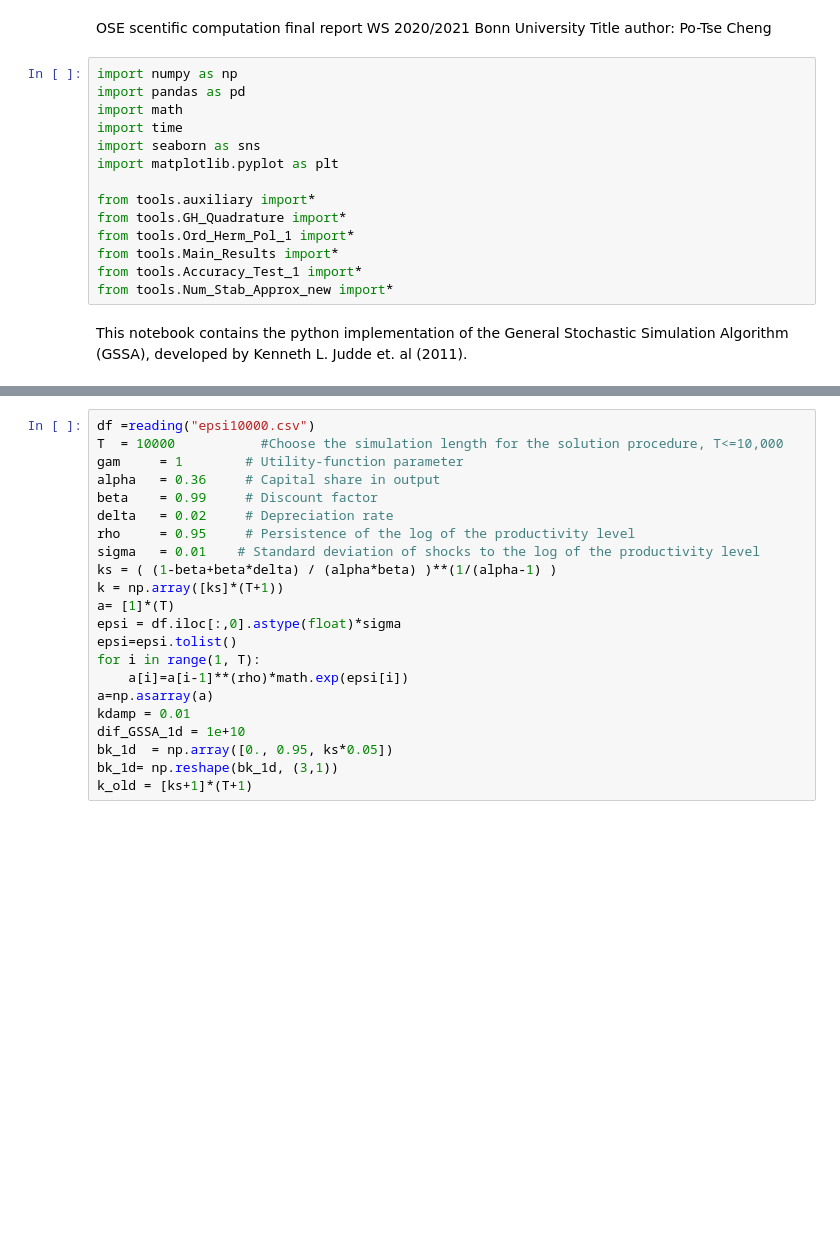
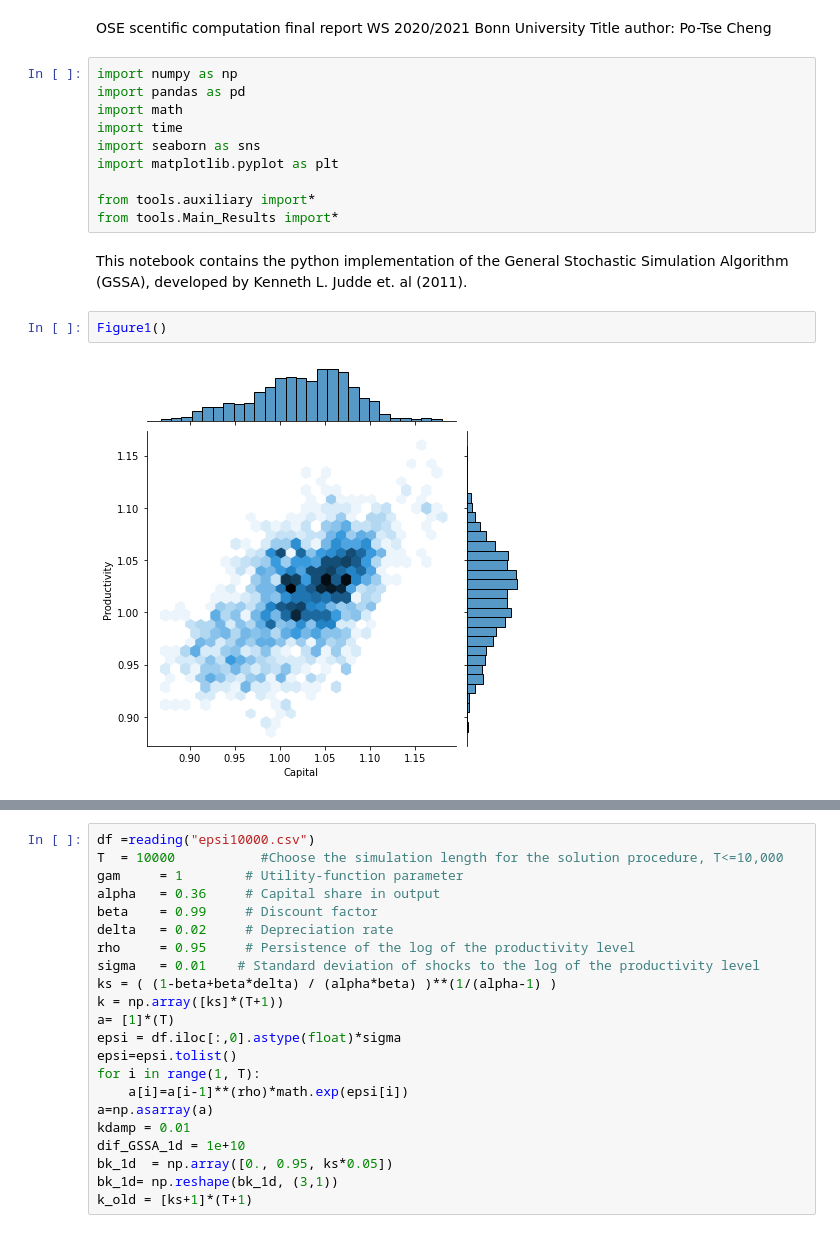
Before and after one commit to PoTseCheng/OSE, a Jupyter notebook: GSS/Gss python/OSE final report.ipynb, the cells around one changed output, grey strips where cells are left out. Cells and saved outputs as stored; diff of their text form; blank space fills up the shorter version.

```diff
--- a/GSS/Gss python/OSE final report.ipynb
+++ b/GSS/Gss python/OSE final report.ipynb
@@ -11,10 +11,10 @@ import seaborn as sns
 import matplotlib.pyplot as plt
 
 from tools.auxiliary import*
-from tools.GH_Quadrature import*
-from tools.Ord_Herm_Pol_1 import*
 from tools.Main_Results import*
-from tools.Accuracy_Test_1 import*
-from tools.Num_Stab_Approx_new import*
 # %% [markdown]
 This notebook contains the python implementation of the General Stochastic Simulation Algorithm (GSSA), developed by Kenneth L. Judde et. al (2011).
+# %%
+Figure1()
+# %% [output]
+[figure, added]
```
Also changed, not shown: parts of 9 cells of this notebook, 4 other files.
